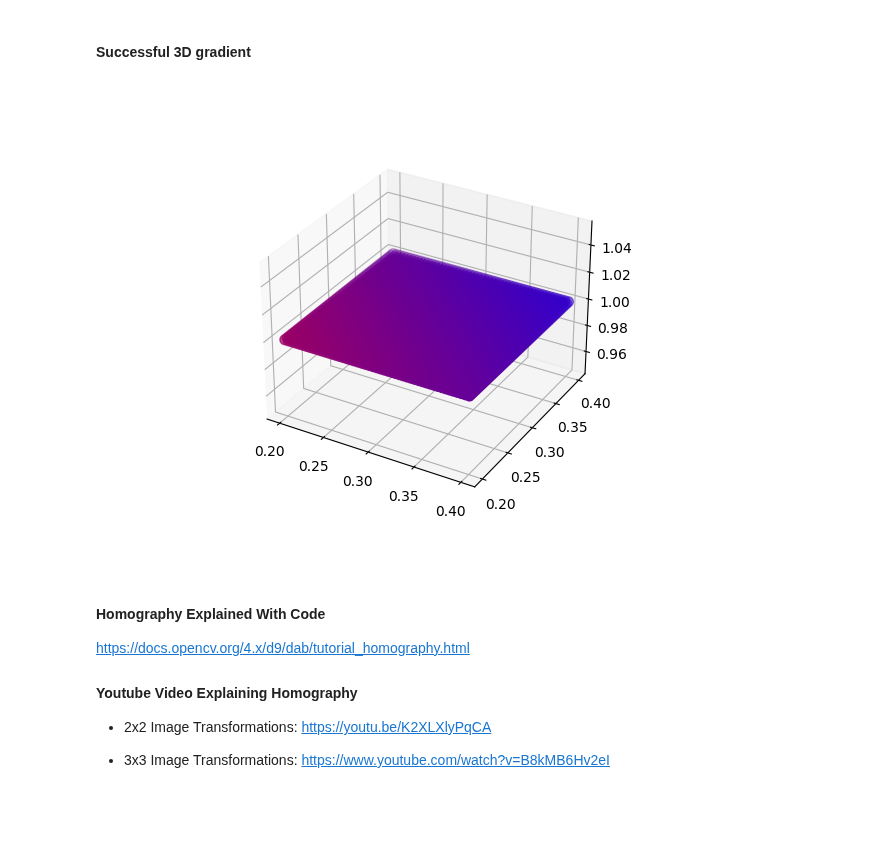
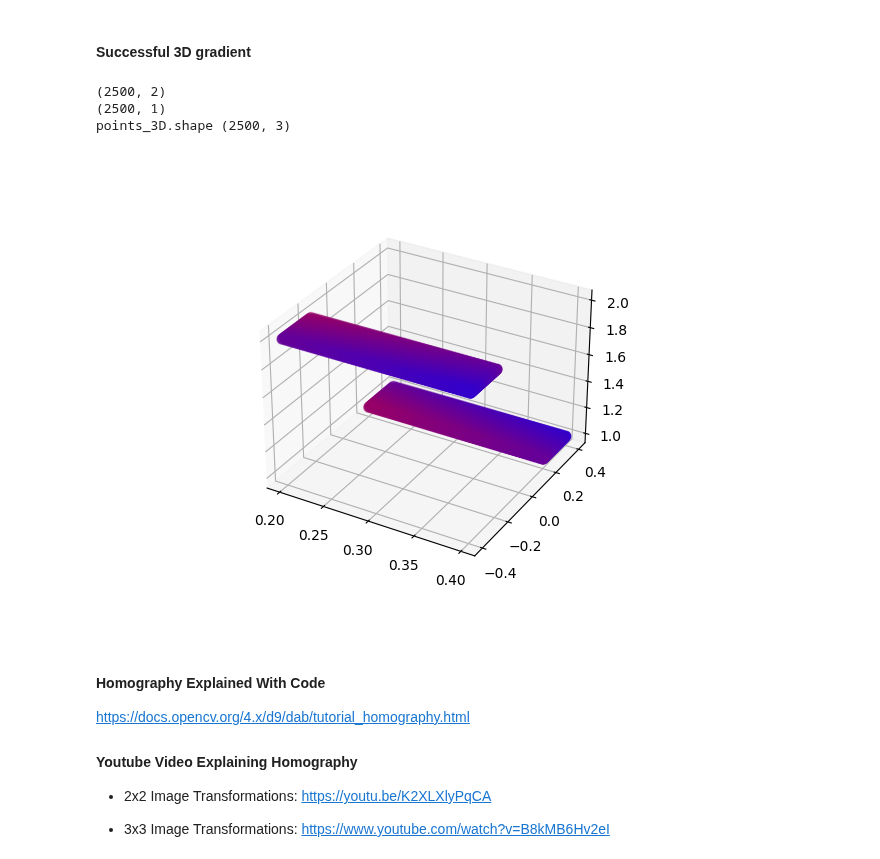
Before and after one commit to JoshuaG-K/transformation-visualization-tool, a Jupyter notebook: transformations.ipynb, the cells around one changed output. Drawn from its saved outputs; the diff is of its cells as text; code cells hidden in the pictures; blank space fills up the shorter version.

Commit message:
Testing out matrix manipulation

```diff
--- a/transformations.ipynb
+++ b/transformations.ipynb
@@ -30,35 +30,51 @@ custom_cmap = LinearSegmentedColormap.from_list('custom', cmap_colors)
 num_dimensions = 2
 num_points = 50
 lowest_color_value = 0.2
 highest_color_value = 0.8
 z_value = 1.
 x = np.linspace(lowest_color_value, highest_color_value/num_dimensions, num_points)
 y = np.linspace(lowest_color_value, highest_color_value/num_dimensions, num_points)
 X, Y = np.meshgrid(x, y)
 
 # Combine data for both dimensions into a single variable
 combined_data = X + Y  # You can use a different combination as needed
 
 # Apply the custom colormap to the combined data
 color = custom_cmap(combined_data)
 
 # Create a figure and axis
 fig = plt.figure()
 ax = fig.add_subplot(111, projection='3d')
 
 # reshape x and y to match what is expected
 x_new = X.reshape((-1,))
 y_new = Y.reshape((-1,))
 z_new = np.full(x_new.shape, z_value)
 color_new = color.reshape((-1, 4))
 
+points_3D = np.concatenate((x_new.reshape(-1, 1), y_new.reshape(-1, 1), z_new.reshape(-1, 1)), axis=1)
+
+z_of_2s = np.full(z_new.reshape((-1, 1)).shape, 2)
+points_3D_of_2s = points_3D[:,:2]
+print(points_3D_of_2s.shape)
+print(z_of_2s.shape)
+points_3D_test = np.concatenate((points_3D_of_2s, z_of_2s), axis=1)
+print("points_3D.shape", points_3D_test.shape)
+rotation_matrix = np.array([[0, -1, 0], [1, 0, 0], [0, 0, 1]])
+points_3D_rotate = np.matmul(points_3D_test, rotation_matrix)
+points_3D_test = points_3D_rotate
 # Plot the 3D grid with the colormap representing both dimensions
-sc = ax.scatter(x_new, y_new, z_new, c=color_new, cmap=custom_cmap, s=50, marker='o')
+ax.scatter(x_new, y_new, z_new, c=color_new, cmap=custom_cmap, s=50, marker='o')
+ax.scatter(points_3D_test[:,0], points_3D_test[:,1], points_3D_test[:,2], c=color_new, cmap=custom_cmap, s=50, marker='o')
+
 
 # Show the plot
 plt.show()
 # %% [output]
+(2500, 2)
+(2500, 1)
+points_3D.shape (2500, 3)
-[figure, old version]
+[figure, new version]
 # %% [markdown]
 #### Homography Explained With Code ####
 https://docs.opencv.org/4.x/d9/dab/tutorial_homography.html
```
